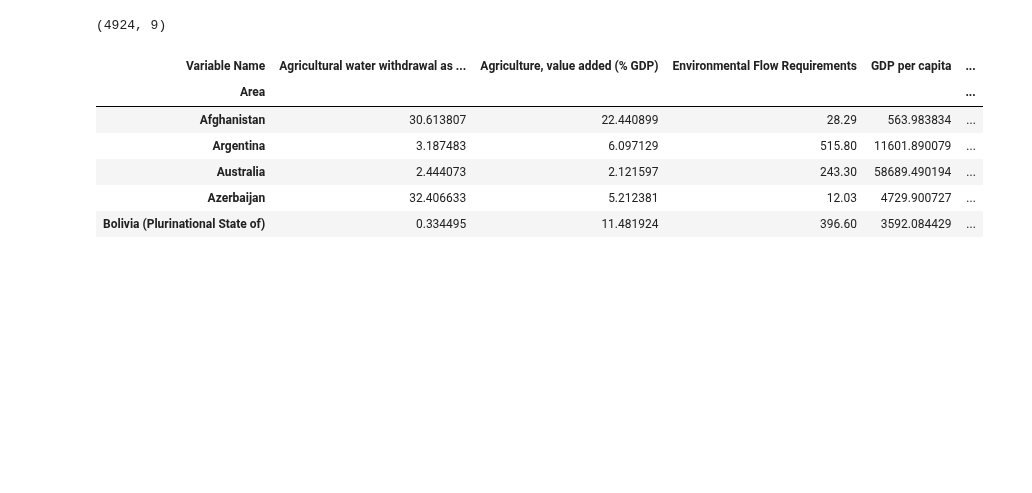
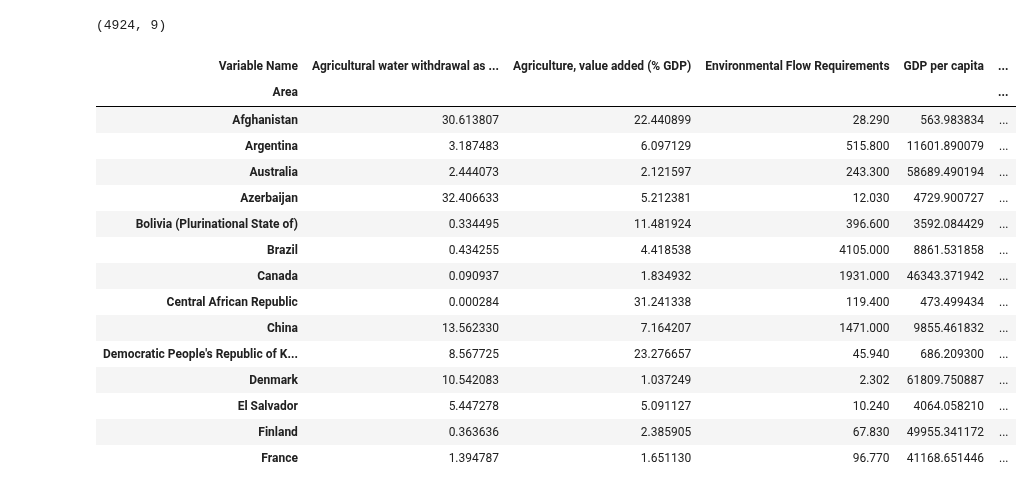
Before and after one commit to karlpolak/MDA-project, a Jupyter notebook: dataset.ipynb, the cells around one changed output. Drawn from its saved outputs; the diff is of its cells as text; code cells hidden in the pictures; blank space fills up the shorter version.

```diff
--- a/dataset.ipynb
+++ b/dataset.ipynb
@@ -17,17 +18,26 @@ df.shape
 # %%
 df_2018 = df.loc[df['Year'] == 2018]
 table_2018=pd.pivot_table(data=df_2018,values='Value',index='Area',columns='Variable Name')
 
 GDP_2018 = df_GDP.loc[df_GDP['Year'] == 2018]
 GDP_table_2018=pd.pivot_table(data=GDP_2018,values='Value',index='Area',columns='Variable Name')
 
 table_2018 = table_2018.merge(GDP_table_2018, how='inner', on='Area') # is used for classification
-table_2018.head()
+table_2018.head(14)
 # %% [output]
 | Variable Name | Agricultural water withdrawal as ... | Agriculture, value added (% GDP) | Environmental Flow Requirements | GDP per capita | ... |
 | Area |  |  |  |  | ... |
-| Afghanistan | 30.613807 | 22.440899 | 28.29 | 563.983834 | ... |
-| Argentina | 3.187483 | 6.097129 | 515.80 | 11601.890079 | ... |
-| Australia | 2.444073 | 2.121597 | 243.30 | 58689.490194 | ... |
-| Azerbaijan | 32.406633 | 5.212381 | 12.03 | 4729.900727 | ... |
-| Bolivia (Plurinational State of) | 0.334495 | 11.481924 | 396.60 | 3592.084429 | ... |
+| Afghanistan | 30.613807 | 22.440899 | 28.290 | 563.983834 | ... |
+| Argentina | 3.187483 | 6.097129 | 515.800 | 11601.890079 | ... |
+| Australia | 2.444073 | 2.121597 | 243.300 | 58689.490194 | ... |
+| Azerbaijan | 32.406633 | 5.212381 | 12.030 | 4729.900727 | ... |
+| Bolivia (Plurinational State of) | 0.334495 | 11.481924 | 396.600 | 3592.084429 | ... |
+| Brazil | 0.434255 | 4.418538 | 4105.000 | 8861.531858 | ... |
+| Canada | 0.090937 | 1.834932 | 1931.000 | 46343.371942 | ... |
+| Central African Republic | 0.000284 | 31.241338 | 119.400 | 473.499434 | ... |
+| China | 13.562330 | 7.164207 | 1471.000 | 9855.461832 | ... |
+| Democratic People's Republic of K... | 8.567725 | 23.276657 | 45.940 | 686.209300 | ... |
+| Denmark | 10.542083 | 1.037249 | 2.302 | 61809.750887 | ... |
+| El Salvador | 5.447278 | 5.091127 | 10.240 | 4064.058210 | ... |
+| Finland | 0.363636 | 2.385905 | 67.830 | 49955.341172 | ... |
+| France | 1.394787 | 1.651130 | 96.770 | 41168.651446 | ... |
```
Also changed, not shown: parts of 6 cells of this notebook.
